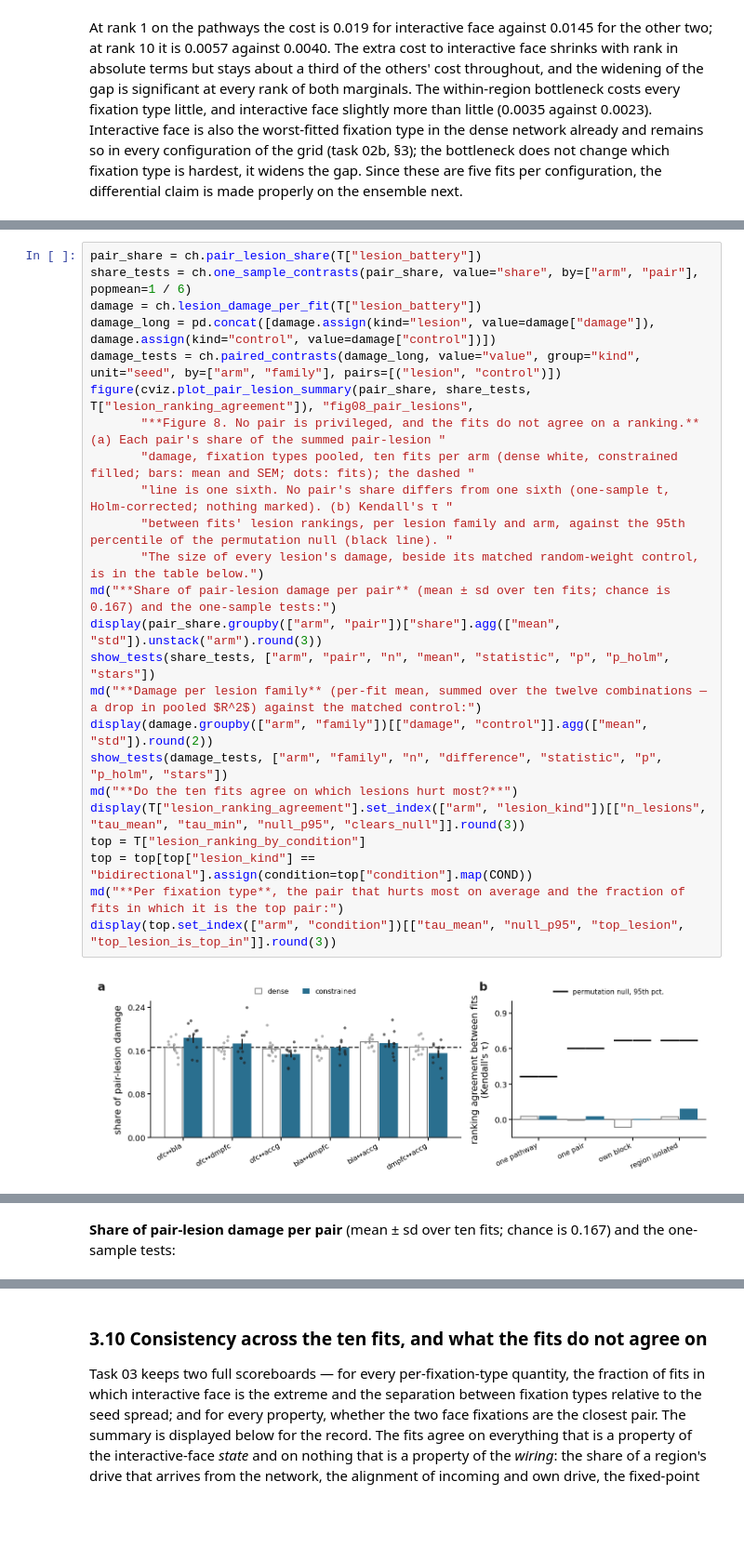
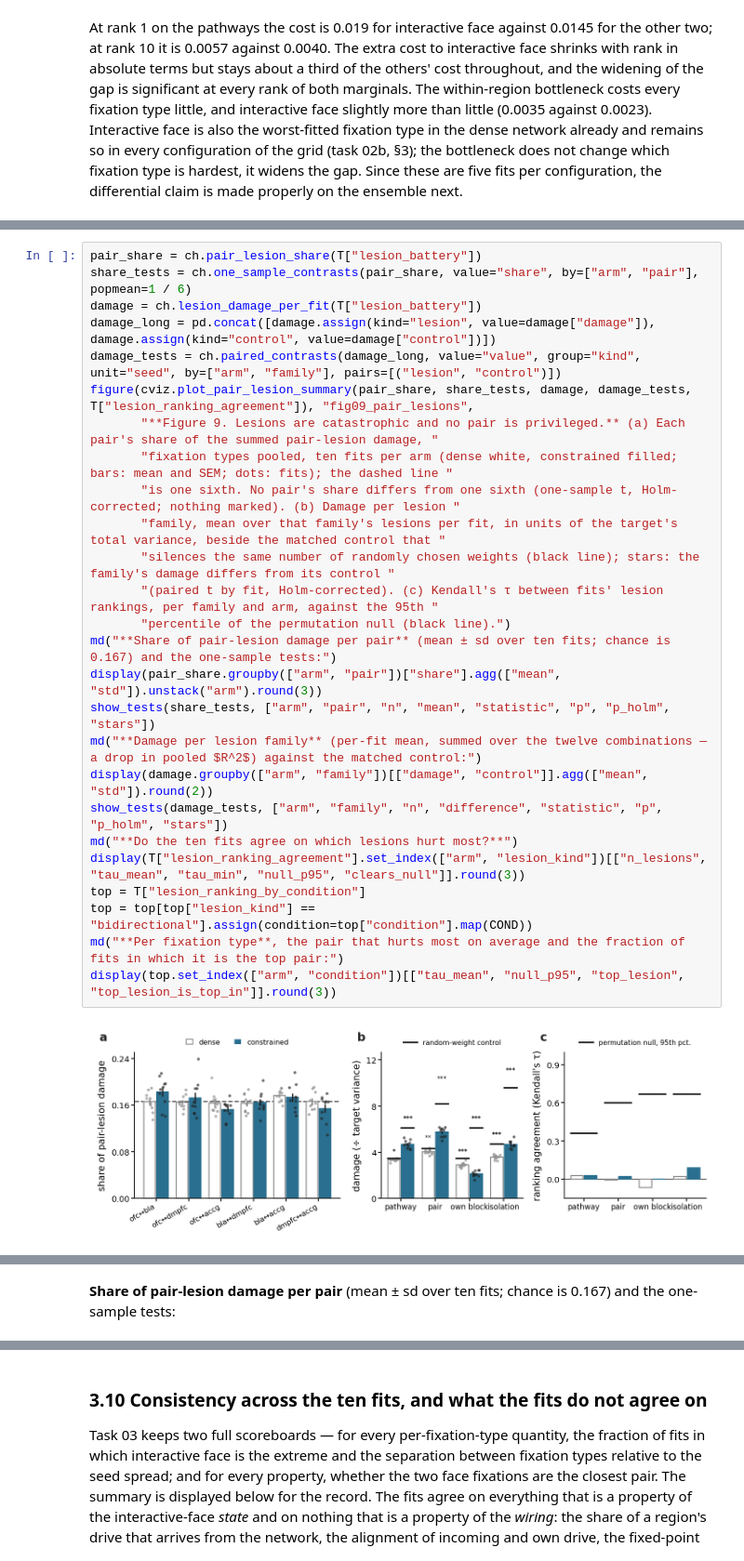
Before and after one commit to gprabaha/dal_monte_2022_analysis, a Jupyter notebook: notebooks/mrnn_chapter/04_chapter.ipynb, the cells around one changed output, grey strips where cells are left out. Shown at 93% size. Drawn from its saved outputs; the diff is of its cells as text; blank space fills up the shorter version.

```diff
--- a/notebooks/mrnn_chapter/04_chapter.ipynb
+++ b/notebooks/mrnn_chapter/04_chapter.ipynb
@@ -1022,26 +1021,28 @@ every within-region block, and every set of pathways into and out of one area.
 # %%
 pair_share = ch.pair_lesion_share(T["lesion_battery"])
 share_tests = ch.one_sample_contrasts(pair_share, value="share", by=["arm", "pair"], popmean=1 / 6)
 damage = ch.lesion_damage_per_fit(T["lesion_battery"])
 damage_long = pd.concat([damage.assign(kind="lesion", value=damage["damage"]), damage.assign(kind="control", value=damage["control"])])
 damage_tests = ch.paired_contrasts(damage_long, value="value", group="kind", unit="seed", by=["arm", "family"], pairs=[("lesion", "control")])
-figure(cviz.plot_pair_lesion_summary(pair_share, share_tests, T["lesion_ranking_agreement"]), "fig08_pair_lesions",
-       "**Figure 8. No pair is privileged, and the fits do not agree on a ranking.** (a) Each pair's share of the summed pair-lesion "
-       "damage, fixation types pooled, ten fits per arm (dense white, constrained filled; bars: mean and SEM; dots: fits); the dashed "
-       "line is one sixth. No pair's share differs from one sixth (one-sample t, Holm-corrected; nothing marked). (b) Kendall's τ "
-       "between fits' lesion rankings, per lesion family and arm, against the 95th percentile of the permutation null (black line). "
-       "The size of every lesion's damage, beside its matched random-weight control, is in the table below.")
+figure(cviz.plot_pair_lesion_summary(pair_share, share_tests, damage, damage_tests, T["lesion_ranking_agreement"]), "fig09_pair_lesions",
+       "**Figure 9. Lesions are catastrophic and no pair is privileged.** (a) Each pair's share of the summed pair-lesion damage, "
+       "fixation types pooled, ten fits per arm (dense white, constrained filled; bars: mean and SEM; dots: fits); the dashed line "
+       "is one sixth. No pair's share differs from one sixth (one-sample t, Holm-corrected; nothing marked). (b) Damage per lesion "
+       "family, mean over that family's lesions per fit, in units of the target's total variance, beside the matched control that "
+       "silences the same number of randomly chosen weights (black line); stars: the family's damage differs from its control "
+       "(paired t by fit, Holm-corrected). (c) Kendall's τ between fits' lesion rankings, per family and arm, against the 95th "
+       "percentile of the permutation null (black line).")
 md("**Share of pair-lesion damage per pair** (mean ± sd over ten fits; chance is 0.167) and the one-sample tests:")
 display(pair_share.groupby(["arm", "pair"])["share"].agg(["mean", "std"]).unstack("arm").round(3))
 show_tests(share_tests, ["arm", "pair", "n", "mean", "statistic", "p", "p_holm", "stars"])
 md("**Damage per lesion family** (per-fit mean, summed over the twelve combinations — a drop in pooled $R^2$) against the matched control:")
 display(damage.groupby(["arm", "family"])[["damage", "control"]].agg(["mean", "std"]).round(2))
 show_tests(damage_tests, ["arm", "family", "n", "difference", "statistic", "p", "p_holm", "stars"])
 md("**Do the ten fits agree on which lesions hurt most?**")
 display(T["lesion_ranking_agreement"].set_index(["arm", "lesion_kind"])[["n_lesions", "tau_mean", "tau_min", "null_p95", "clears_null"]].round(3))
 top = T["lesion_ranking_by_condition"]
 top = top[top["lesion_kind"] == "bidirectional"].assign(condition=top["condition"].map(COND))
 md("**Per fixation type**, the pair that hurts most on average and the fraction of fits in which it is the top pair:")
 display(top.set_index(["arm", "condition"])[["tau_mean", "null_p95", "top_lesion", "top_lesion_is_top_in"]].round(3))
 # %% [output]
-[figure, old version]
+[figure, new version]
```
Also changed, not shown: parts of 31 cells of this notebook, 2 other files.
